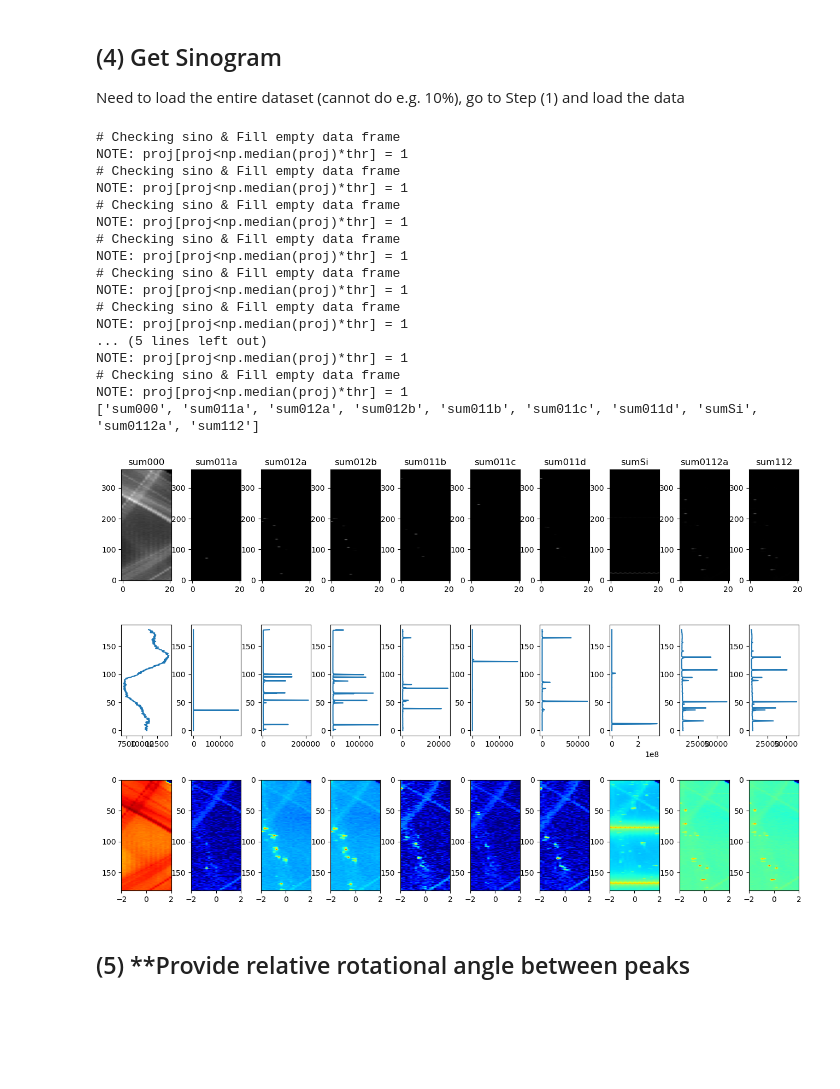
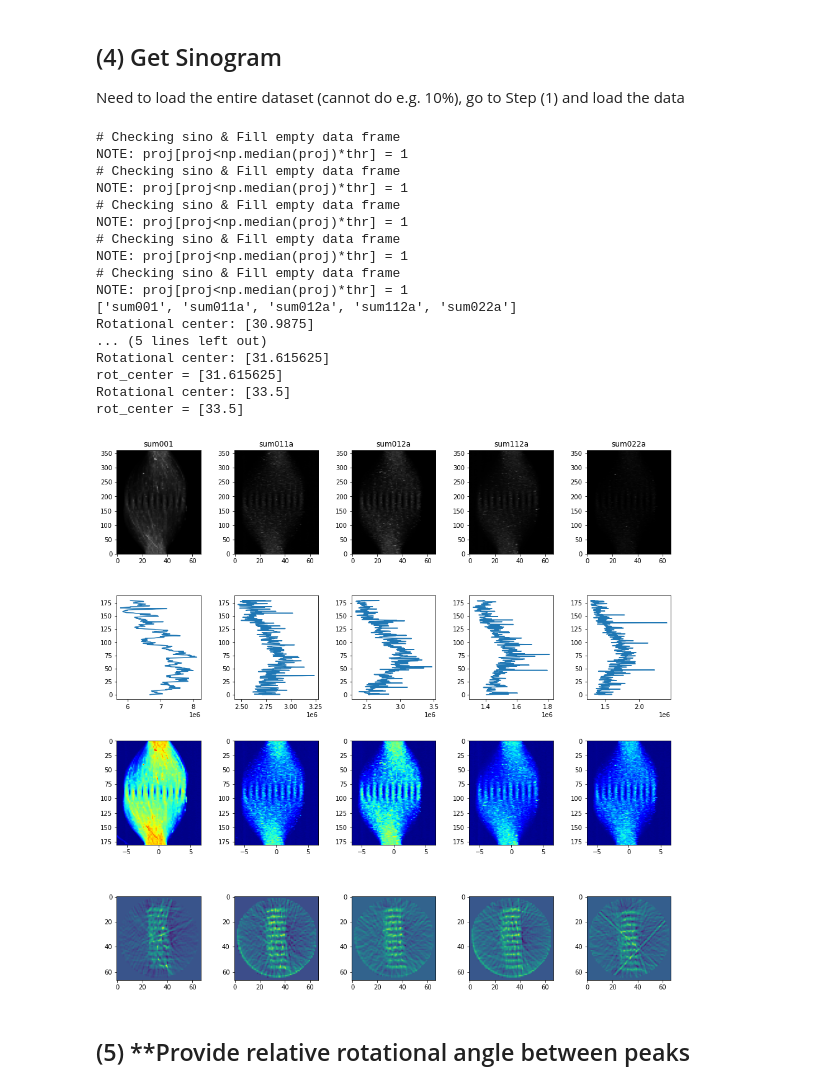
Before and after one commit to esther279/GI_tomo, a Jupyter notebook: GI_tomo.ipynb, the cells around one changed output. Saved outputs shown, nothing was run; the diff lists cells and outputs as text; code cells hidden in the pictures; blank space fills up the shorter version.

Commit message:
Plot peak sino recon; Link files from detector

```diff
--- a/GI_tomo.ipynb
+++ b/GI_tomo.ipynb
@@ -191,6 +272,7 @@ __Plot 2D__
 data_avg = np.nan_to_num(data_avg)
 
 # Plot
+%matplotlib inline
 plt.figure(1, figsize=(12,10)); plt.clf()
 if infile_type == 'npz':
     extent = (np.nanmin(x_axis), np.nanmax(x_axis), np.nanmin(y_axis), np.nanmax(y_axis))
@@ -198,7 +280,7 @@ if infile_type == 'npz':
     plt.ylim(0, np.nanmax(y_axis))
     #plt.grid(axis='x'); plt.colorbar()
 else:
-    plt.imshow(np.log10(data_avg+3), vmin=0.3, vmax=1.1)
+    plt.imshow(np.log10(data_avg+3), clim = [0, 3], cmap='jet')
 plt.colorbar()
 plt.title('Average over {} data (fraction=1/{}) \n {}'.format(N_files,fraction,infiles[0]))
 # %% [output]
@@ -211,7 +293,7 @@ __Save summed 2D data__
 flag_save_png = 1
 flag_save_npy = 1
 flag_save_tiff = 1
-filename_saved = filename+'_data_avg_WAXS1'
+filename_saved = filename+'_data_avg'
 
 if flag_save_png:
     fn_out = out_dir+'fig1_'+filename_saved
@@ -295,18 +377,22 @@ if 0:
     peak_list = io.read_peak_list(filename_peak)
 else:
     peak_list = [
-         [[550, 471], [10, 10], 'sum000'],
-         [[400, 706], [3, 3], 'sum011a'],
-         [[395, 711], [3, 3], 'sum011b'],
-         [[400, 715], [3, 3], 'sum011c'],
-         [[403, 711], [3, 3], 'sum011d'],
+         #[[540, 350], [10, 40], 'background'],
+         [[540, 350], [10, 40], 'sum001'],
+         [[537, 595], [15, 15], 'sum011a'],
+         [[278, 590], [15, 15], 'sum012a'],
+         [[270, 698], [15, 15], 'sum112a'],
+         [[258, 854], [15, 15], 'sum022a'],
+         #[[395, 711], [3, 3], 'sum011b'],
+         #[[400, 715], [3, 3], 'sum011c'],
+         #[[403, 711], [3, 3], 'sum011d'],
 
-         [[133, 704], [6, 6], 'sum012a'],
-         [[140, 704], [6, 6], 'sum012b'],
+         #[[133, 704], [6, 6], 'sum012a'],
+         #[[140, 704], [6, 6], 'sum012b'],
 
-         [[133, 815], [10, 10], 'sum112'],
+         #[[133, 815], [10, 10], 'sum112'],
 
-         [[375, 845], [20, 20], 'sumSi'],
+         #[[375, 845], [20, 20], 'sumSi'],
          #[[400, 700], [50, 50], 'sum011'],
     ]
 
@@ -327,9 +413,9 @@ if 1:  #2 in run_steps:
 
     %matplotlib inline
     #### Plot to define roi
-    fig = plt.figure(3, figsize=[12,12]); plt.clf();
+    fig = plt.figure(3, figsize=[20, 20]); plt.clf();
     ax = fig.add_subplot(111)
-    aa = ax.imshow(np.log10(data_avg+3), vmin=0.2, vmax=1.3)
+    aa = ax.imshow(np.log10(data_avg+3), clim = [0, 2.5], cmap='jet') #, vmin=0.2, vmax=1.3)
     plt.title(filename)
     plt.colorbar(aa)
     peaks.get_peaks(infiles[0], peak_list, phi_max=360, verbose=2)
@@ -485,7 +567,7 @@ axis_x = sino_dict['axis_x']
 list_peaks = sino_dict['list_peaks']
 
 fignum = 15
-fig = plt.figure(fignum, figsize=(16,10)); #plt.clf()
+fig = plt.figure(fignum, figsize=(16,16)); #plt.clf()
 fig.subplots_adjust(hspace=0.4, wspace=0.4)
 Npeaks =  sino_allpeaks.shape[2]
 
@@ -495,52 +577,56 @@ for ii in np.arange(0, sino_allpeaks.shape[2]):
     peak = list_peaks[ii] if list_peaks!=[] else ''
 
     #plt.subplot(3,Npeaks,ii+1)
-    ax = fig.add_subplot(3,Npeaks,ii+1)
+    ax = fig.add_subplot(4,Npeaks,ii+1)
     ax.imshow(sino, origin= 'lower', cmap='gray', aspect='auto') #, vmin=0, vmax=1) #, extent = [axis_x[0], axis_x[-1], theta[-1], theta[0]])
     #ax.axis('off')
     plt.title(sino_dict['list_peaks'][ii])
 
-    ax = fig.add_subplot(3,Npeaks,ii+1+Npeaks)
+    ax = fig.add_subplot(4,Npeaks,ii+1+Npeaks)
     ax.plot(sum_sino, theta)
     #ax.axis('off')
     #peaks_idx = tomo.label_peaks(theta, sum_sino, onedomain=1, axis_flip=1)
     ### Overlay with log10
     #ax2 =ax1.twiny()
     #ax2.plot(np.log10(sum_sino), theta, 'r', alpha=0.3);
     #x2.axis('off'); ax1.axis('off')
 
-    ax = fig.add_subplot(3,Npeaks,ii+1+Npeaks*2)
+    ax = fig.add_subplot(4,Npeaks,ii+1+Npeaks*2)
     ax.imshow(np.log10(sino+1), origin= 'lower', cmap='jet', aspect='auto', extent = [axis_x[0], axis_x[-1], theta[-1], theta[0]]) #, vmin=0, vmax=2)
     #ax.axis('off')
 
     #if ii==sino_allpeaks.shape[2]-1:
     #    plt.colorbar(orientation='horizontal', pad=0.01)
 
-
+    algo = 'gridrec'
+    ax = fig.add_subplot(4,Npeaks,ii+1+Npeaks*3)
+    temp = tomo.get_plot_recon(sino, theta = sino_dict['theta'], rot_center=0, algorithms = [algo], title_st=algo, fignum=None, colorbar=True)
+    recon = np.squeeze(temp['_{}'.format(algo)])
+    ax.imshow(recon)
 
 if flag_save_png:
     fn_out = out_dir+'fig14_'+filename+'peaks_sino'
     fn_out = util.check_file_exist(fn_out)
     plt.savefig(fn_out, format='png')
 # %% [output]
 # Checking sino & Fill empty data frame
 NOTE: proj[proj<np.median(proj)*thr] = 1
 # Checking sino & Fill empty data frame
 NOTE: proj[proj<np.median(proj)*thr] = 1
 # Checking sino & Fill empty data frame
 NOTE: proj[proj<np.median(proj)*thr] = 1
 # Checking sino & Fill empty data frame
 NOTE: proj[proj<np.median(proj)*thr] = 1
 # Checking sino & Fill empty data frame
 NOTE: proj[proj<np.median(proj)*thr] = 1
-# Checking sino & Fill empty data frame
-NOTE: proj[proj<np.median(proj)*thr] = 1
+['sum001', 'sum011a', 'sum012a', 'sum112a', 'sum022a']
+Rotational center: [30.9875]
 ... (5 lines left out)
-NOTE: proj[proj<np.median(proj)*thr] = 1
-# Checking sino & Fill empty data frame
-NOTE: proj[proj<np.median(proj)*thr] = 1
-['sum000', 'sum011a', 'sum012a', 'sum012b', 'sum011b', 'sum011c', 'sum011d', 'sumSi', 'sum0112a', 'sum112']
+Rotational center: [31.615625]
+rot_center = [31.615625]
+Rotational center: [33.5]
+rot_center = [33.5]
-[figure, old version]
+[figure, new version]
 # %% [markdown]
 ## (5) **Provide relative rotational angle between peaks
 # %%
```
Also changed, not shown: parts of 20 cells of this notebook.
